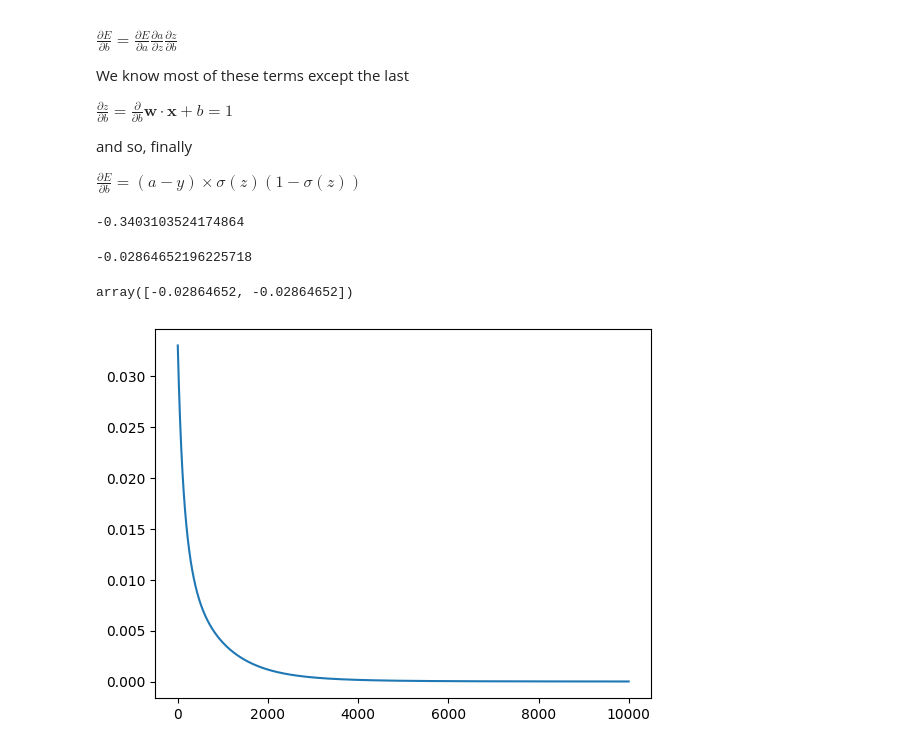
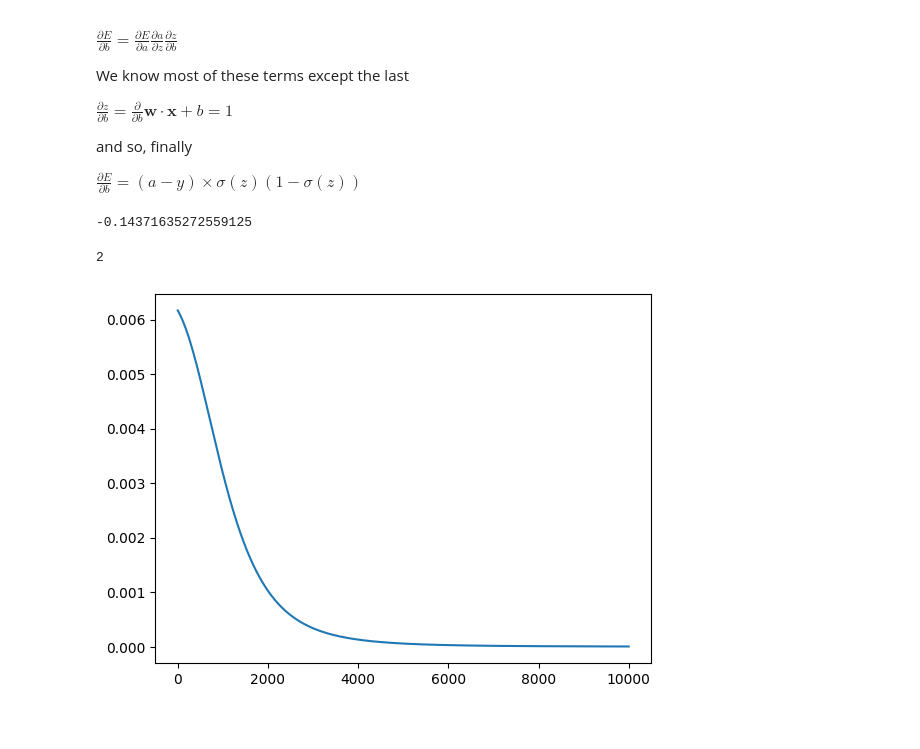
Before and after one commit to dkersh/NeuralNetworks_from_scratch, a Jupyter notebook: class_implementation.ipynb, the cells around one changed output. Cells and saved outputs as stored; diff of their text form; code cells hidden in the pictures.

```diff
--- a/class_implementation.ipynb
+++ b/class_implementation.ipynb
@@ -111,8 +111,11 @@ class Neuron():
     activation_function: ActivationFunction
     weights: np.ndarray[np.float64] = None
     bias: float = np.random.rand()
-    del_w0: float = 0
-    del_b0: float = 0
+    error: float = 0
+    delta: np.ndarray = np.array([])
+    delta_weights: np.ndarray = np.array([])
+    z: float = None
+    a: float = None
 
     def __post_init__(self):
         """Initialise the weights. We do this post_initialisation because we depend
@@ -122,26 +125,25 @@ class Neuron():
 
     def forward(self, x: np.ndarray) -> float:
         self.inputs = x
-        weighted_sum = np.dot(self.weights, x) + self.bias
-        return self.activation_function.function(weighted_sum)
+        self.z = np.dot(self.weights, x) + self.bias
+        self.a = self.activation_function.function(self.z)
 
-    def backward(self, error_derivative: np.ndarray):
-        delta = error_derivative * self.activation_function.derivative(
-            np.dot(self.weights, self.inputs) + self.bias
-            )
-        #self.del_w0 += np.dot(delta, np.transpose(self.inputs))
-        self.del_w0 += np.squeeze(np.transpose(np.outer(delta, np.transpose(self.inputs))))
-        self.del_b0 += delta
-        #self.weights -= (lr/4) * self.del_w0
-        #self.bias -= (lr/4) * self.del_b0
+        return self.a
 
-        return delta
+    def backward(self, delta: np.ndarray):
+        self.error = delta * self.activation_function.derivative(self.z)
+
+        return self.error
+
+    def append_errors(self, previous_output):
+        self.delta = np.append(self.delta, self.error)
+        self.delta_weights = np.append(self.delta_weights, np.outer(self.error, previous_output))
 
     def update_weights(self, lr=0.05):
-        self.weights -= (lr/4) * self.del_w0
-        self.bias -= (lr/4) * self.del_b0
-        self.del_w0 = 0
-        self.del_b0 = 0
+        self.weights -= (lr/4) * np.mean(self.delta_weights)
+        self.bias -= (lr/4) * np.mean(self.delta)
+        self.delta_weights = np.array([])
+        self.delta = np.array([])
 # %%
 X = [[0, 0], [0, 1], [1, 0], [1, 1]]
 Y = [0, 1, 1, 1]
@@ -157,33 +159,29 @@ for x, y in zip(X, Y):
 
 print(E_prime)
 # %% [output]
--0.3403103524174864
+-0.14371635272559125
-# %%
-delta = E_prime * n1.activation_function.derivative(np.dot(n1.weights, n1.inputs) + n1.bias)
-print(delta)
-
-np.squeeze(np.transpose(np.outer(delta, np.transpose(n1.inputs))))
-# %% [output]
--0.02864652196225718
-array([-0.02864652, -0.02864652])
+# %%
+n1.input_shape
+# %% [output]
+2
 # %%
 n1 = Neuron(2, Sigmoid())
 all_E = []
 for i in range(10000):
     for x, y in zip(X, Y):
         x = np.array(x)
         y = np.array(y)
 
         a = n1.forward(x)
         E = 0.5*(y - a)**2
         E_prime = (a - y)
-        delta = n1.backward(E_prime)
+        delta = n1.backward(E_prime, x)
 
         n1.update_weights()
     all_E += [E]
 
 plt.figure()
 plt.plot(all_E)
 plt.show()
 # %% [output]
-[figure, old version]
+[figure, new version]
```
Also changed, not shown: parts of 49 cells of this notebook, 1 other file.
